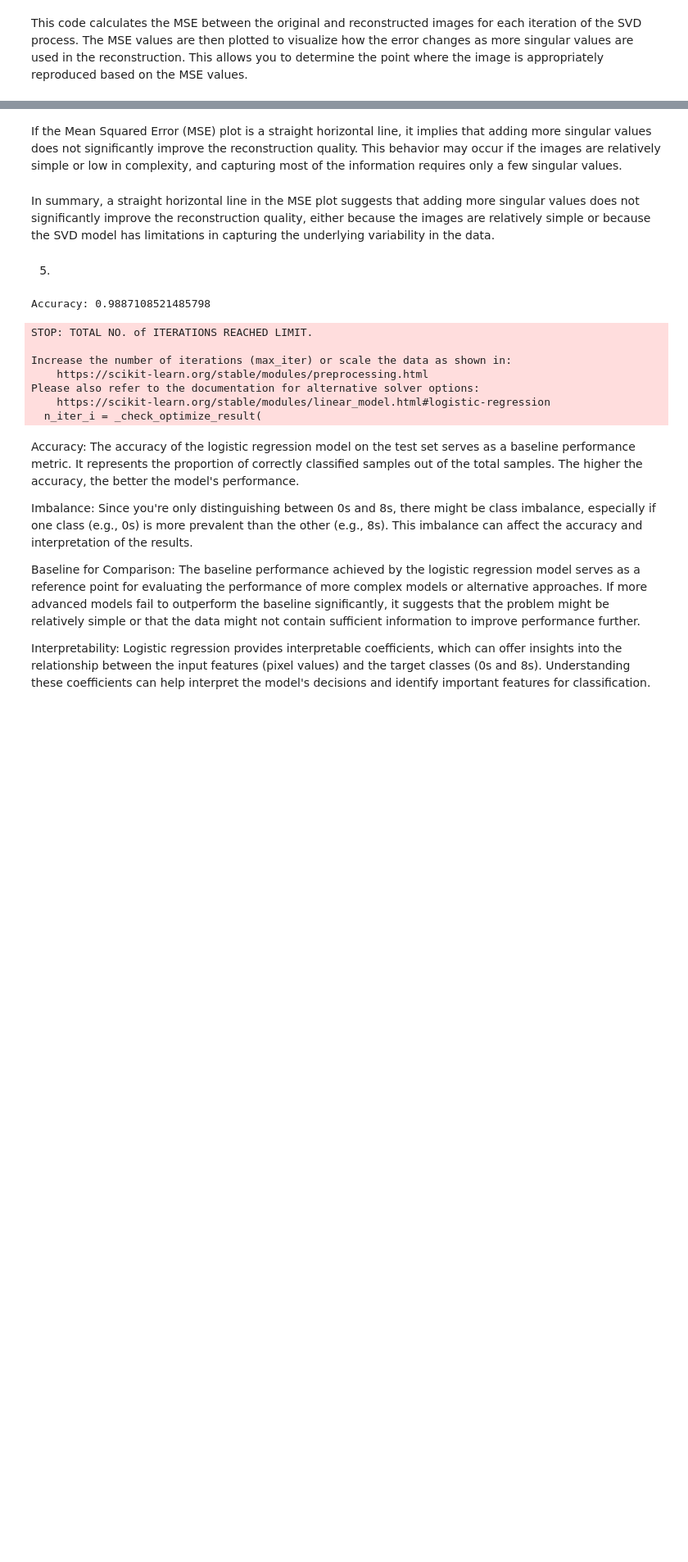
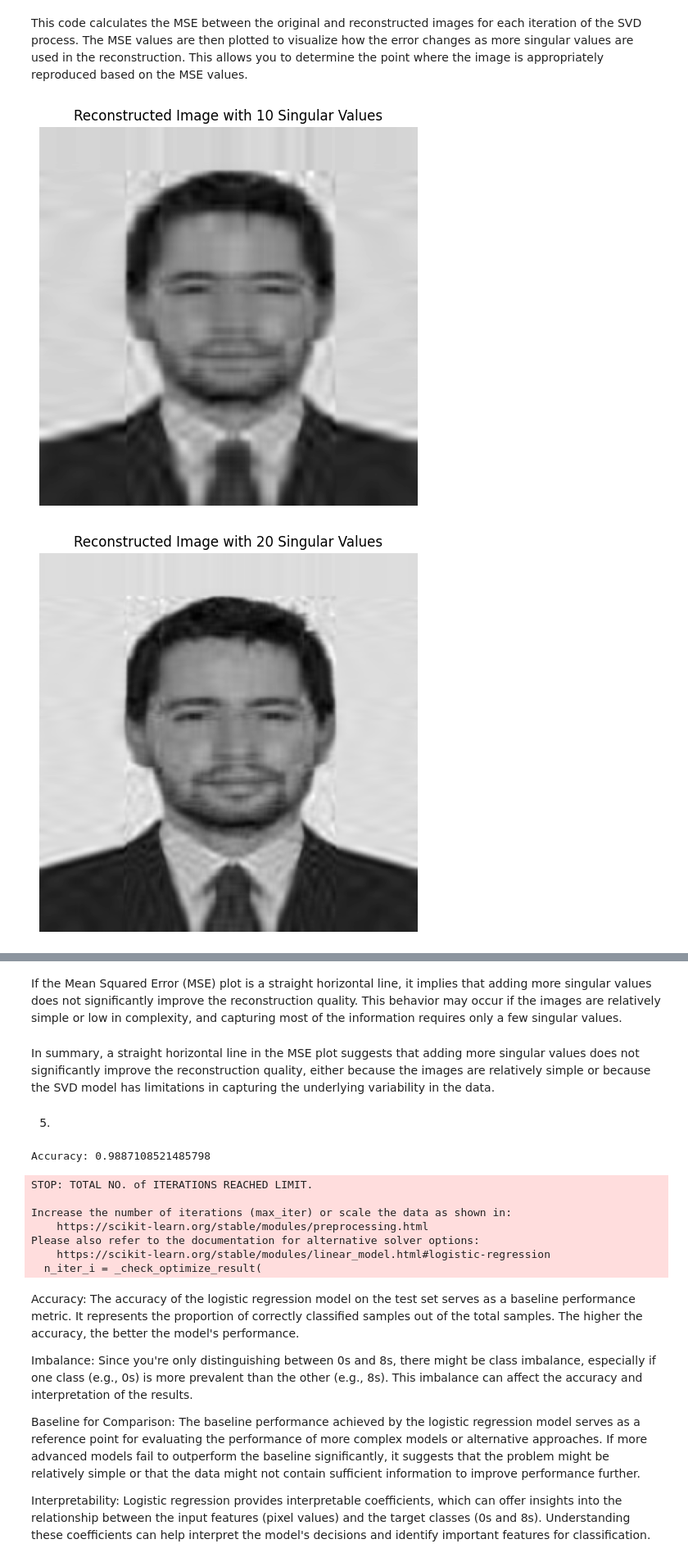
Before and after one commit to jacobomattelo/ML_2_TEST1, a Jupyter notebook: unsupervised/test.ipynb, the cells around one changed output, grey strips where cells are left out. Shown at 82% size. Cells and saved outputs as stored; diff of their text form; code cells hidden in the pictures; blank space fills up the shorter version.

```diff
--- a/unsupervised/test.ipynb
+++ b/unsupervised/test.ipynb
@@ -269,2 +213,56 @@ plt.show()
 # %% [markdown]
 This code calculates the MSE between the original and reconstructed images for each iteration of the SVD process. The MSE values are then plotted to visualize how the error changes as more singular values are used in the reconstruction. This allows you to determine the point where the image is appropriately reproduced based on the MSE values.
+# %%
+import numpy as np
+from PIL import Image
+import matplotlib.pyplot as plt
+from dim_red.SVD import SVD  # Import the SVD class from the separate file
+
+# Load your face image
+face_path = 'C:/Users/Byron/Desktop/Prueba_ML/unsupervised/imagen_uno_procesada.jpg'
+face_image = np.array(Image.open(face_path).convert('L'))
+
+# Initialize SVD
+initial_components = 10
+svd = SVD(initial_components)
+
+# Fit SVD to the face image
+svd.fit(face_image)
+
+# Apply SVD with progressively increasing number of components
+num_iterations = 10
+mse_values = []
+
+for i in range(1, num_iterations + 1):
+    # Update the number of singular values to use for transformation
+    svd.set_components(initial_components)
+
+    # Transform and then inverse transform the image using the current number of singular values
+    transformed_image = svd.transform(face_image)
+    reconstructed_image = svd.inverse_transform(transformed_image)
+
+    # Calculate Mean Squared Error (MSE)
+    mse = np.mean((face_image - reconstructed_image) ** 2)
+    mse_values.append(mse)
+
+    # Plot the reconstructed image
+    plt.figure(figsize=(6, 6))
+    plt.imshow(reconstructed_image, cmap='gray')
+    plt.title(f'Reconstructed Image with {initial_components} Singular Values')
+    plt.axis('off')
+    plt.show()
+
+    # Increase the number of initial components by 10 for the next iteration
+    initial_components += 10
+
+# Plot the MSE values
+plt.figure(figsize=(8, 6))
+plt.plot(range(10, num_iterations * 10 + 1, 10), mse_values, marker='o')  # Adjusted x-axis for increments of 10
+plt.xlabel('Number of Singular Values')
+plt.ylabel('Mean Squared Error (MSE)')
+plt.title('MSE vs. Number of Singular Values')
+plt.grid(True)
+plt.show()
+# %% [output]
+[figure, added]
+[figure, added]
```
Also changed, not shown: parts of 3 cells of this notebook, 1 other file.
